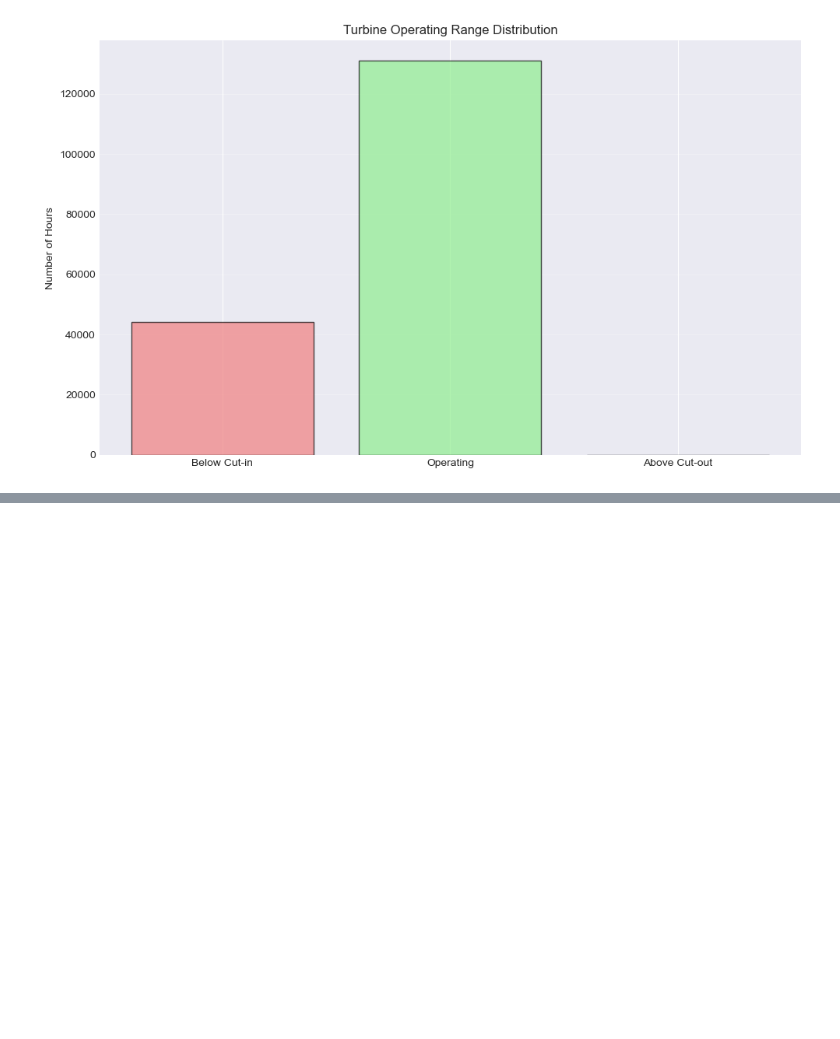
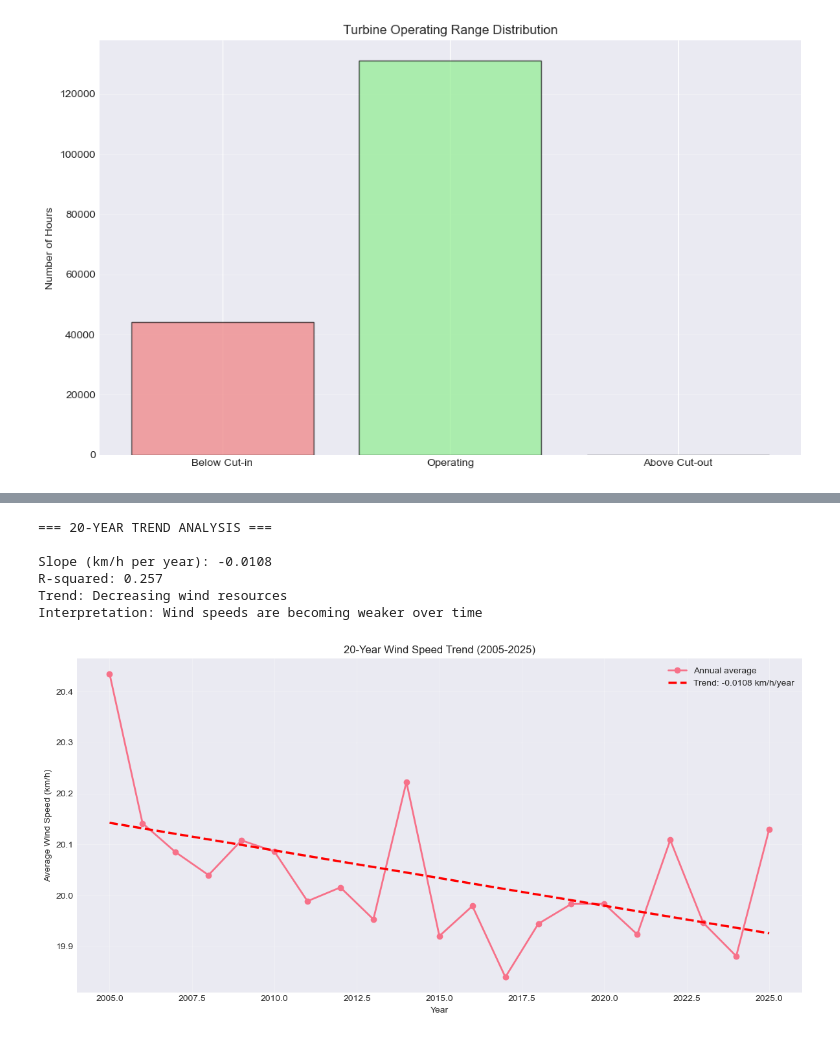
Before and after one commit to HewaOrang/PFDA, a Jupyter notebook: project/project.ipynb, the cells around one changed output, grey strips where cells are left out. Drawn from its saved outputs; the diff is of its cells as text; code cells hidden in the pictures; blank space fills up the shorter version.

```diff
--- a/project/project.ipynb
+++ b/project/project.ipynb
@@ -307,0 +385,48 @@ Hours in each zone:
+# %%
+# Extract year from DateTime column
+# Reference on datetime extraction: https://pandas.pydata.org/docs/reference/api/pandas.Series.dt.year.html
+df_hourly['Year'] = df_hourly['DateTime'].dt.year
+
+# Group by year and calculate annual averages
+# agg() allows multiple aggregations in one operation
+# Reference: https://pandas.pydata.org/docs/reference/api/pandas.DataFrame.agg.html
+yearly_data = df_hourly.groupby('Year').agg({'Wind_Speed_kmh': 'mean', 'Actual_Power_kW': 'mean'})
+
+# Perform linear regression on wind speed data vs year
+# linregress returns: slope, intercept, r_value, p_value, std_err
+# Reference on linear regression: https://docs.scipy.org/doc/scipy/reference/generated/scipy.stats.linregress.html
+from scipy.stats import linregress
+slope, intercept, r_value, p_value, std_err = linregress(yearly_data.index, yearly_data['Wind_Speed_kmh'])
+
+print("=== 20-YEAR TREND ANALYSIS ===\n")
+print(f"Slope (km/h per year): {slope:.4f}")
+# R-squared indicates how well the trend line fits the data (0-1, higher = better fit)
+print(f"R-squared: {r_value**2:.3f}")
+print(f"Trend: {'Increasing' if slope > 0 else 'Decreasing'} wind resources")
+print(f"Interpretation: Wind speeds are {'becoming stronger' if slope > 0 else 'becoming weaker'} over time")
+
+# Calculate trend line values (y = slope * x + intercept)
+# Reference: https://docs.scipy.org/doc/scipy/reference/generated/scipy.stats.linregress.html
+trend_line = slope * yearly_data.index + intercept
+
+# Visualize the trend
+fig, ax = plt.subplots(figsize=(12, 6))
+# Plot actual yearly averages
+ax.plot(yearly_data.index, yearly_data['Wind_Speed_kmh'], 'o-', linewidth=2, markersize=6, label='Annual average')
+# Plot the trend line (linear regression fit)
+ax.plot(yearly_data.index, trend_line, '--', linewidth=2.5, color='red', label=f'Trend: {slope:+.04f} km/h/year')
+ax.set_xlabel('Year')
+ax.set_ylabel('Average Wind Speed (km/h)')
+ax.set_title('20-Year Wind Speed Trend (2005-2025)')
+ax.legend()
+ax.grid(True, alpha=0.3)
+plt.tight_layout()
+plt.show()
+# %% [output]
+=== 20-YEAR TREND ANALYSIS ===
+
+Slope (km/h per year): -0.0108
+R-squared: 0.257
+Trend: Decreasing wind resources
+Interpretation: Wind speeds are becoming weaker over time
+[figure, added]
```
Also changed, not shown: parts of 8 cells of this notebook, 1 other file.
